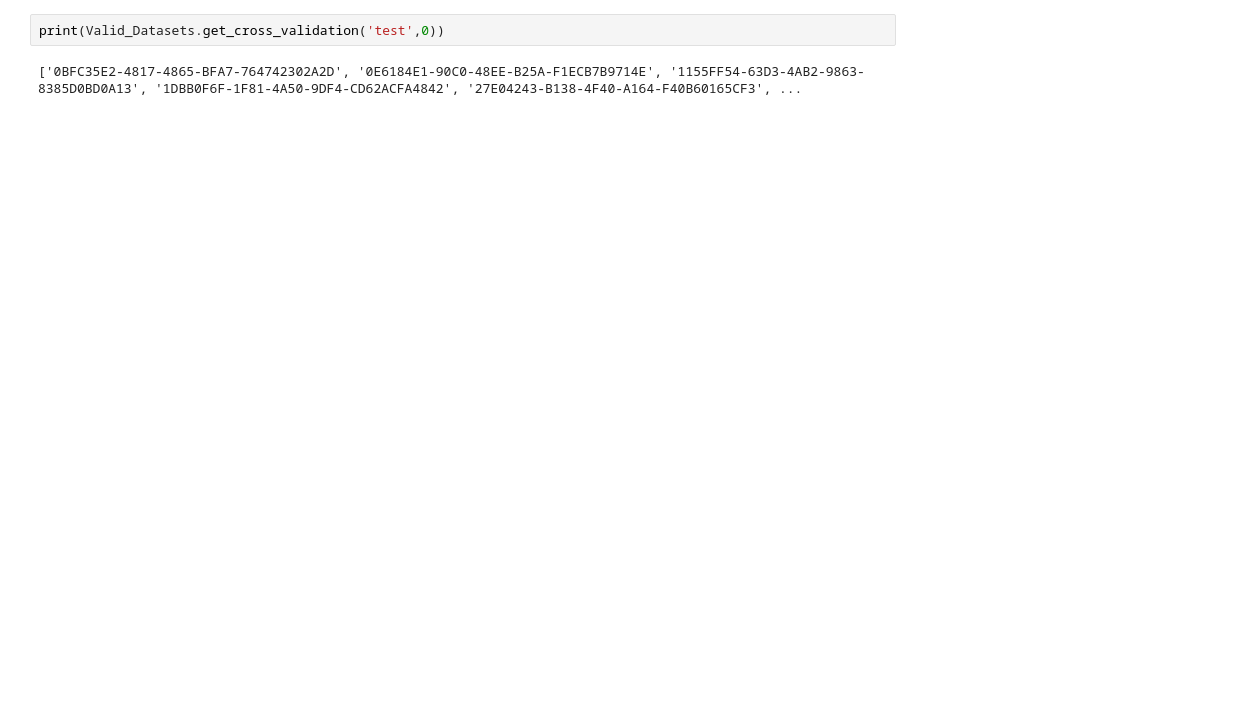
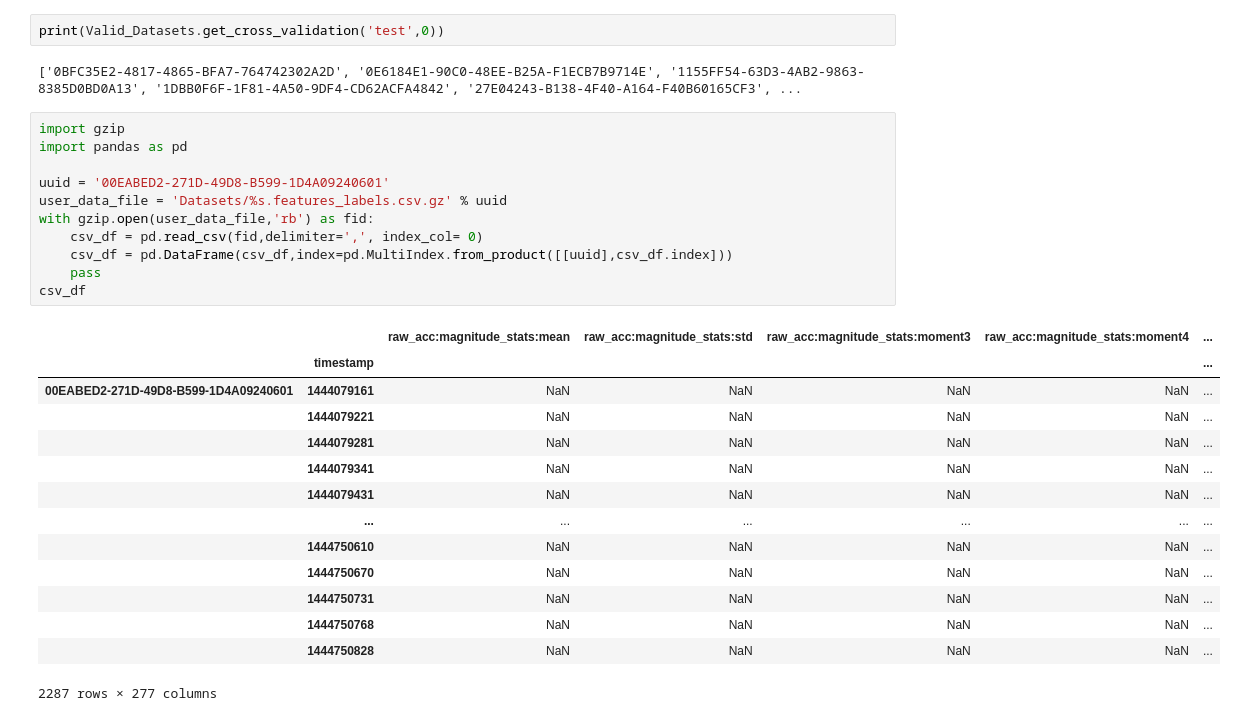
Before and after one commit to Vancelrsky/Four-Guys-DSGP, a Jupyter notebook: Test.ipynb, the cells around one changed output. Cells and saved outputs as stored; diff of their text form; blank space fills up the shorter version.

```diff
--- a/Test.ipynb
+++ b/Test.ipynb
@@ -30,3 +37,29 @@ PCA explained variance ratio is 0.9390475853585886
 print(Valid_Datasets.get_cross_validation('test',0))
 # %% [output]
 ['0BFC35E2-4817-4865-BFA7-764742302A2D', '0E6184E1-90C0-48EE-B25A-F1ECB7B9714E', '1155FF54-63D3-4AB2-9863-8385D0BD0A13', '1DBB0F6F-1F81-4A50-9DF4-CD62ACFA4842', '27E04243-B138-4F40-A164-F40B60165CF3', ...
+# %%
+import gzip
+import pandas as pd
+
+uuid = '00EABED2-271D-49D8-B599-1D4A09240601'
+user_data_file = 'Datasets/%s.features_labels.csv.gz' % uuid
+with gzip.open(user_data_file,'rb') as fid:
+    csv_df = pd.read_csv(fid,delimiter=',', index_col= 0)
+    csv_df = pd.DataFrame(csv_df,index=pd.MultiIndex.from_product([[uuid],csv_df.index]))
+    pass
+csv_df
+# %% [output]
+|  |  | raw_acc:magnitude_stats:mean | raw_acc:magnitude_stats:std | raw_acc:magnitude_stats:moment3 | raw_acc:magnitude_stats:moment4 | ... |
+|  | timestamp |  |  |  |  | ... |
+| 00EABED2-271D-49D8-B599-1D4A09240601 | 1444079161 | NaN | NaN | NaN | NaN | ... |
+|  | 1444079221 | NaN | NaN | NaN | NaN | ... |
+|  | 1444079281 | NaN | NaN | NaN | NaN | ... |
+|  | 1444079341 | NaN | NaN | NaN | NaN | ... |
+|  | 1444079431 | NaN | NaN | NaN | NaN | ... |
+|  | ... | ... | ... | ... | ... | ... |
+|  | 1444750610 | NaN | NaN | NaN | NaN | ... |
+|  | 1444750670 | NaN | NaN | NaN | NaN | ... |
+|  | 1444750731 | NaN | NaN | NaN | NaN | ... |
+|  | 1444750768 | NaN | NaN | NaN | NaN | ... |
+|  | 1444750828 | NaN | NaN | NaN | NaN | ... |
+2287 rows × 277 columns
```
Also changed, not shown: parts of 5 cells of this notebook, 4 other files.
